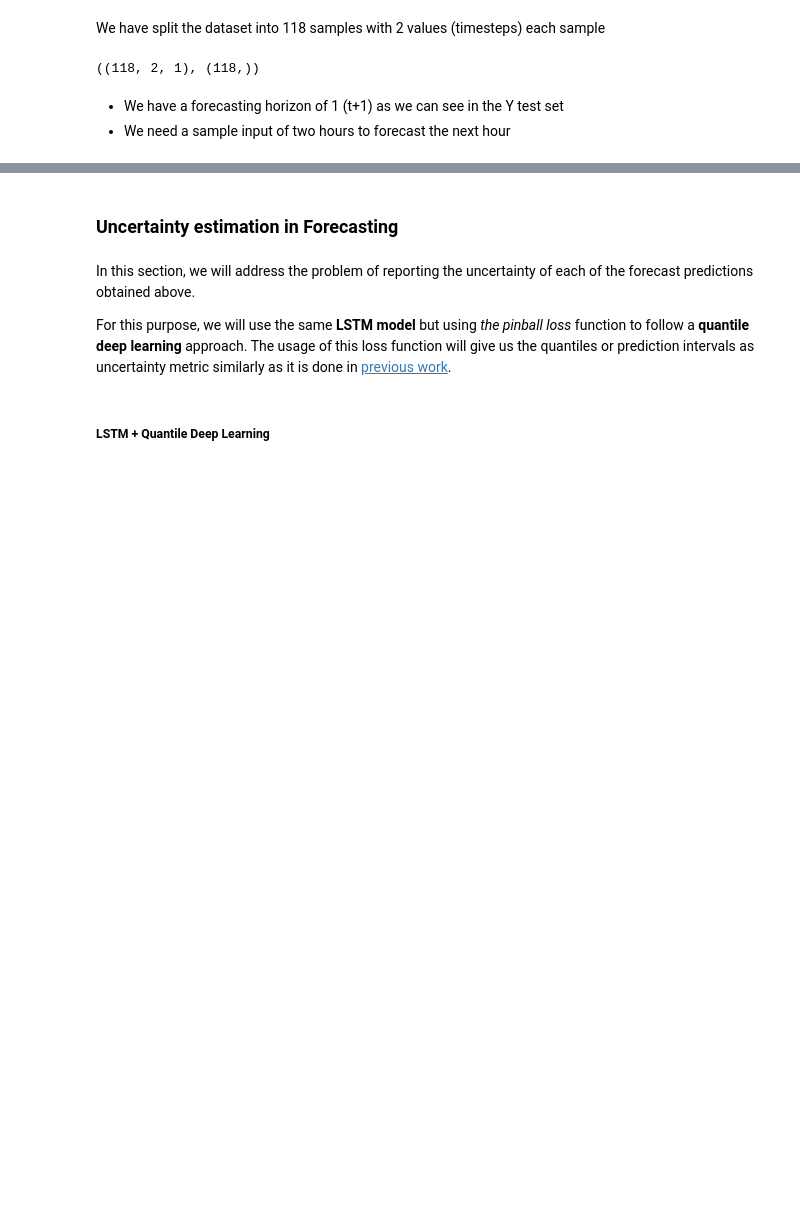
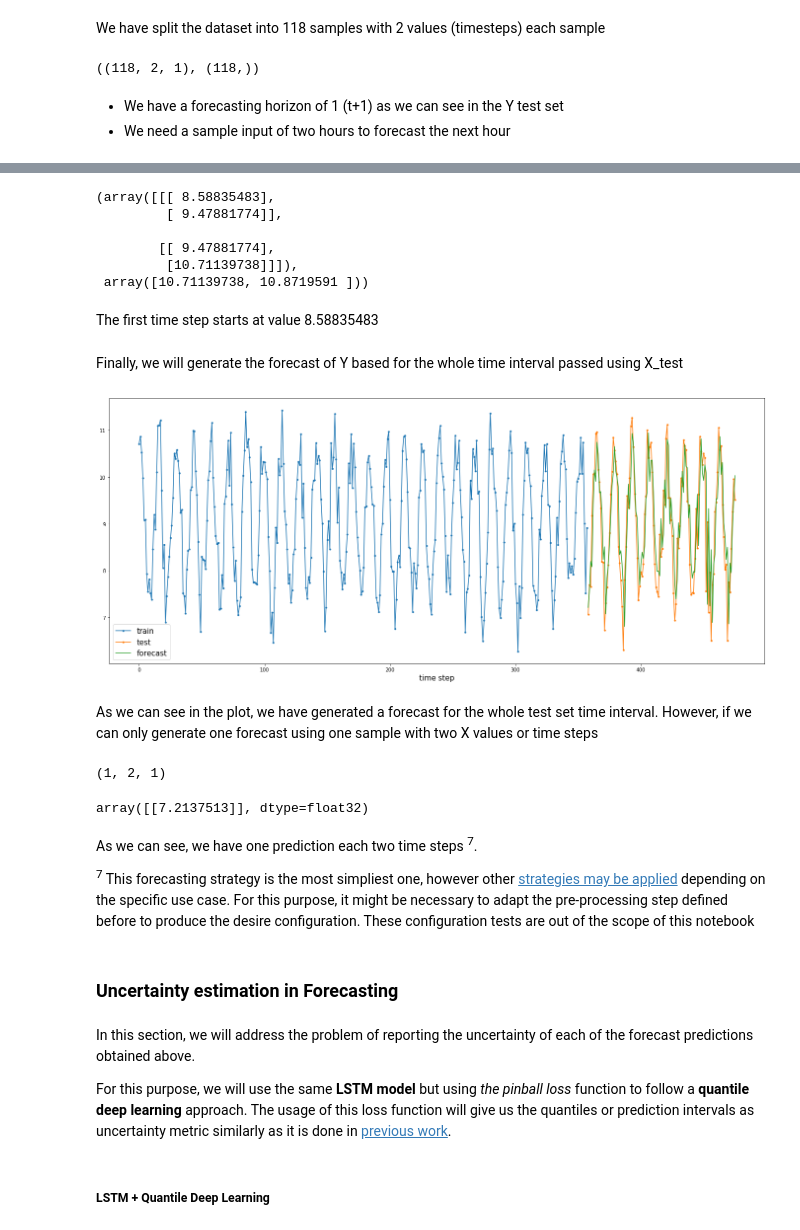
Before and after one commit to beeva/TEC_LAB-bayesian_probabilistic, a Jupyter notebook: bayesian_deep_learning/uncertainty_estimation/quantile_regression/deepquantile_lstm/experiments/03-dqr_lstm/lstm_dqr_synthdata.ipynb, the cells around one changed output, grey strips where cells are left out. Drawn from its saved outputs; the diff is of its cells as text; code cells hidden in the pictures; blank space fills up the shorter version.

Commit message:
fixed some typos in lstm_dqr notebook

```diff
--- a/bayesian_deep_learning/uncertainty_estimation/quantile_regression/deepquantile_lstm/experiments/03-dqr_lstm/lstm_dqr_synthdata.ipynb
+++ b/bayesian_deep_learning/uncertainty_estimation/quantile_regression/deepquantile_lstm/experiments/03-dqr_lstm/lstm_dqr_synthdata.ipynb
@@ -86,7 +86,7 @@ def split_sequence(sequence: np.ndarray, n_steps: int) -> (np.ndarray, np.ndarra
         y.append(seq_y)
     return np.array(X), np.array(y)
 # %%
-def plot_ts_forecast(ts_Y_train, ts_Y_test, q_yhat):
+def plot_ts_forecast(ts_Y_train, ts_Y_test, q_yhat, quantiles=False):
     forecast_h = len(q_yhat[0])
     train_window = len(ts_Y_train)
     x_length = forecast_h+train_window
@@ -94,8 +94,11 @@ def plot_ts_forecast(ts_Y_train, ts_Y_test, q_yhat):
     plt.figure(figsize=(20,8))
     plt.plot(aa[:train_window], ts_Y_train, marker='.', label="train")
     plt.plot(aa[train_window:], ts_Y_test, marker='.', label="test")
-    for i in range(0,len(QUANTILES)):
-        plt.plot(aa[train_window:], q_yhat[i].reshape(-1), label="q_" + str(i) + "_pred")
+    if quantiles:
+        for i in range(0,len(QUANTILES)):
+            plt.plot(aa[train_window:], q_yhat[i].reshape(-1), label="q_" + str(i) + "_pred")
+    else:
+        plt.plot(aa[train_window:], q_yhat[0].reshape(-1), label="forecast")
     plt.tight_layout()
     plt.subplots_adjust(left=0.07)
     plt.xlabel('time step', size=15)
@@ -211,6 +226,6 @@ The split_sequence() function will split the univariate sequence into multiple s
 # %%
-ts_X_test, ts_Y_test = time_series_utils.split_sequence(test_ts.values[0], timesteps)
-ts_X_train, ts_Y_train = time_series_utils.split_sequence(train_ts.values[0], timesteps)
+ts_X_test, ts_Y_test = split_sequence(test_ts.values[0], timesteps)
+ts_X_train, ts_Y_train = split_sequence(train_ts.values[0], timesteps)
 
 # reshape X as input for the lstm [samples, timesteps, features]
 X_train = ts_X_train.reshape((ts_X_train.shape[0], ts_X_train.shape[1], features))
@@ -244,0 +264,28 @@ X_test[0:5], ts_Y_test[0:5]
+# %%
+X_train[0:2], ts_Y_train[0:2]
+# %% [output]
+(array([[[ 8.58835483],
+         [ 9.47881774]],
+
+        [[ 9.47881774],
+         [10.71139738]]]),
+ array([10.71139738, 10.8719591 ]))
+# %% [markdown]
+The first time step starts at value 8.58835483
+# %%
+lstm_fitted = lstm_model(X_train, ts_Y_train, timesteps, features)
+# %% [markdown]
+Finally, we will generate the forecast of Y based for the whole time interval passed using X_test
+# %%
+yhat = lstm_fitted.predict(X_test, verbose=0)
+# %%
+plot_ts_forecast(ts_Y_train, ts_Y_test, yhat.reshape(yhat.shape[1], yhat.shape[0]))
+# %% [output]
+[figure, added]
+# %% [markdown]
+As we can see in the plot, we have generated a forecast for the whole test set time interval. However, if we can only generate one forecast using one sample with two X values or time steps
+# %%
+X_one_sample = X_test[0:1]
+X_one_sample.shape
+# %% [output]
+(1, 2, 1)
@@ -245,3 +294,11 @@ X_test[0:5], ts_Y_test[0:5]
+# %%
+yhat_one_step
+# %% [output]
+array([[7.2137513]], dtype=float32)
+# %% [markdown]
+As we can see, we have one prediction each two time steps <sup>7</sup>.
+
+<sup>7</sup> This forecasting strategy is the most simpliest one, however other [strategies may be applied](https://raw.githubusercontent.com/beeva/TEC_LAB-bayesian_probabilistic/master/bayesian_deep_learning/uncertainty_estimation/quantile_regression/lstm/img/output_input_configuration.webp) depending on the specific use case. For this purpose, it might be necessary to adapt the pre-processing step defined before to produce the desire configuration. These configuration tests are out of the scope of this notebook
 # %% [markdown]
 ### Uncertainty estimation in Forecasting
 # %% [markdown]
```
Also changed, not shown: parts of 35 cells of this notebook.
